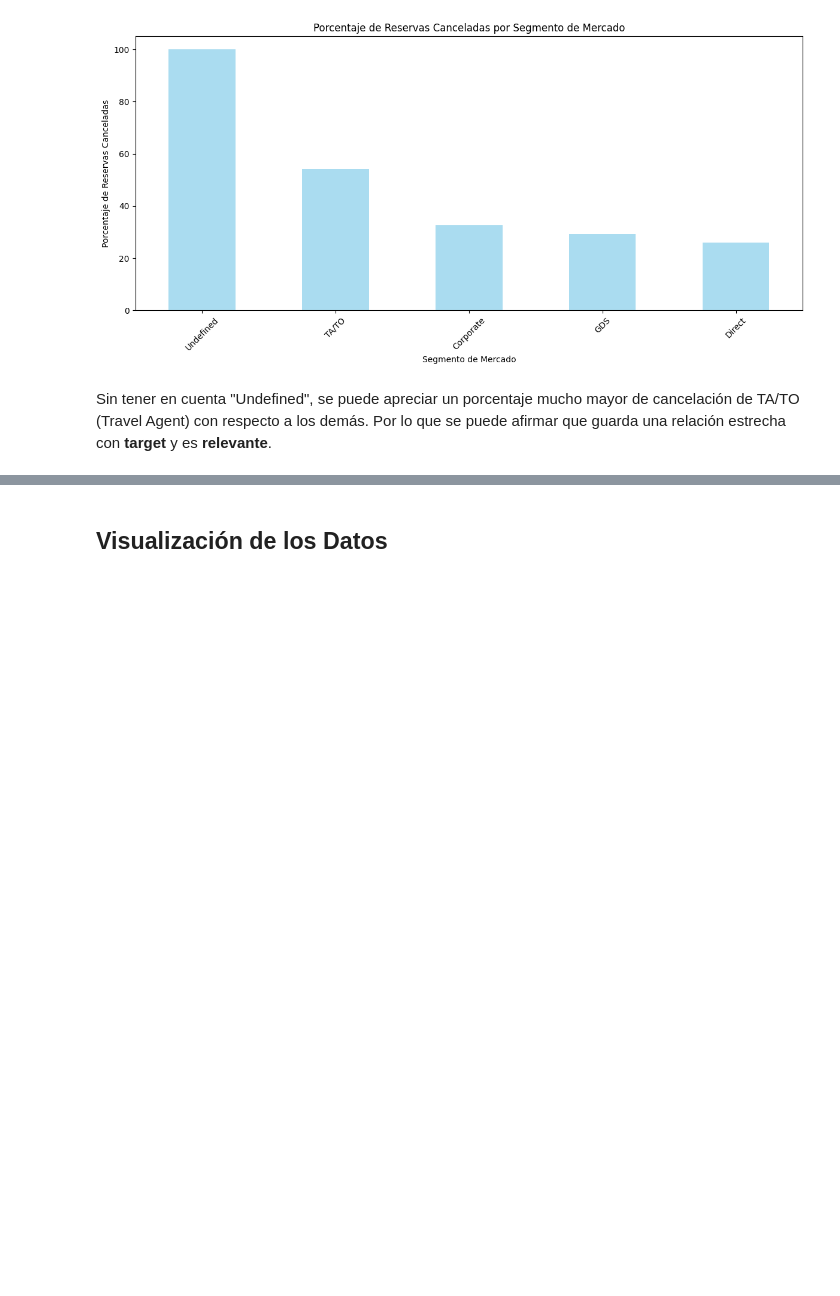
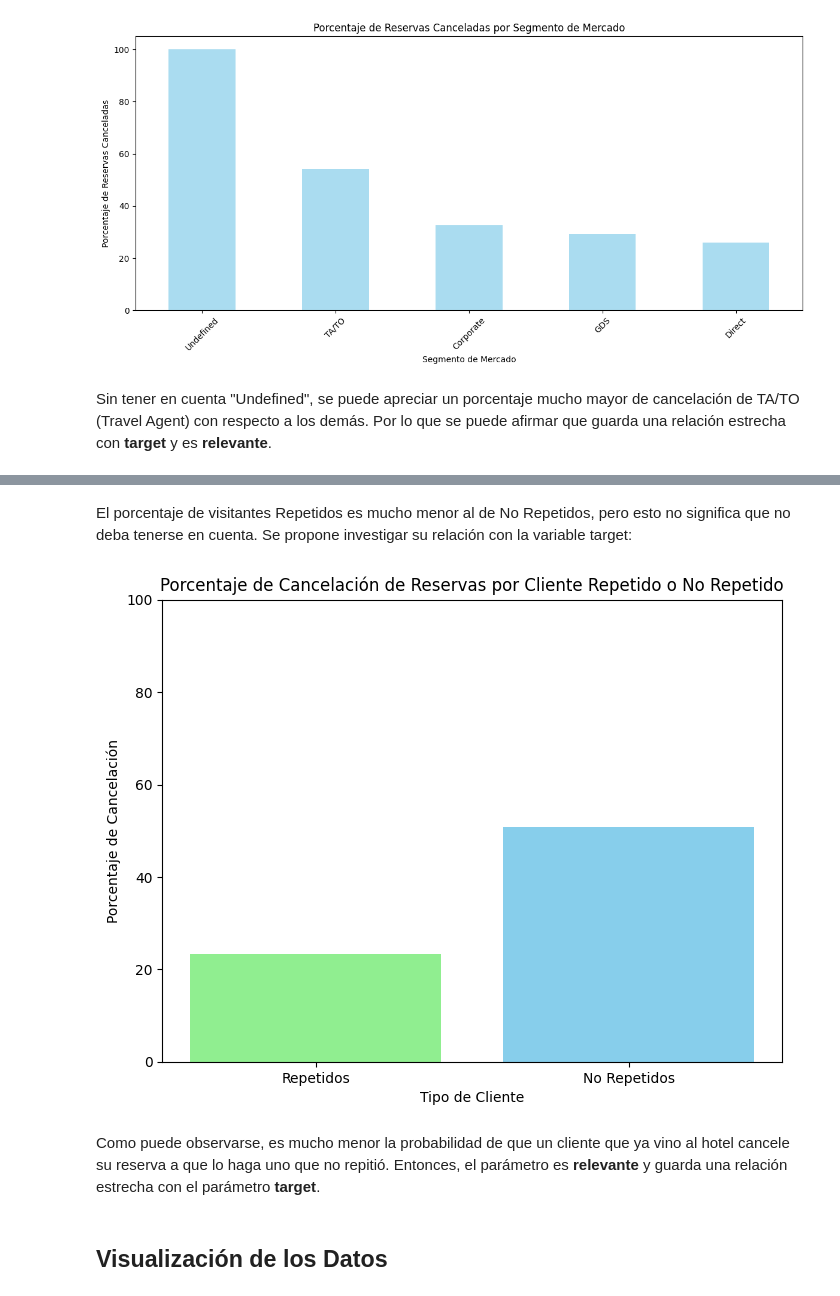
Before and after one commit to InspectorDave/OrgaDeDatos-TPs, a Jupyter notebook: 7506R_TP1_GRUPO11_CHP1_ENTREGA.ipynb, the cells around one changed output, grey strips where cells are left out. Cells and saved outputs as stored; diff of their text form; code cells hidden in the pictures; blank space fills up the shorter version.

```diff
--- a/7506R_TP1_GRUPO11_CHP1_ENTREGA.ipynb
+++ b/7506R_TP1_GRUPO11_CHP1_ENTREGA.ipynb
@@ -1089,3 +1104,24 @@ Sin tener en cuenta "Undefined", se puede apreciar un porcentaje mucho mayor de
+# %% [markdown]
+El porcentaje de visitantes Repetidos es mucho menor al de No Repetidos, pero esto no significa que no deba tenerse en cuenta. Se propone investigar su relación con la variable target:
+# %%
+repeated_guests_df = hotels_df[hotels_df['is_repeated_guest'] == 1]
+non_repeated_guests_df = hotels_df[hotels_df['is_repeated_guest'] == 0]
+cancelation_percentage_repeated = (repeated_guests_df['is_canceled'].mean()) * 100
+cancelation_percentage_non_repeated = (non_repeated_guests_df['is_canceled'].mean()) * 100
+categories = ['Repetidos', 'No Repetidos']
+cancelation_percentages = [cancelation_percentage_repeated, cancelation_percentage_non_repeated]
+
+plt.figure(figsize=(8, 6))
+plt.bar(categories, cancelation_percentages, color=['lightgreen', 'skyblue'])
+plt.ylim(0, 100)
+plt.title('Porcentaje de Cancelación de Reservas por Cliente Repetido o No Repetido')
+plt.xlabel('Tipo de Cliente')
+plt.ylabel('Porcentaje de Cancelación')
+plt.show()
+# %% [output]
+[figure, added]
+# %% [markdown]
+Como puede observarse, es mucho menor la probabilidad de que un cliente que ya vino al hotel cancele su reserva a que lo haga uno que no repitió. Entonces, el parámetro es **relevante** y guarda una relación estrecha con el parámetro **target**.
 # %% [markdown]
 ## Visualización de los Datos
 # %% [markdown]
```
Also changed, not shown: parts of 4 cells of this notebook.
